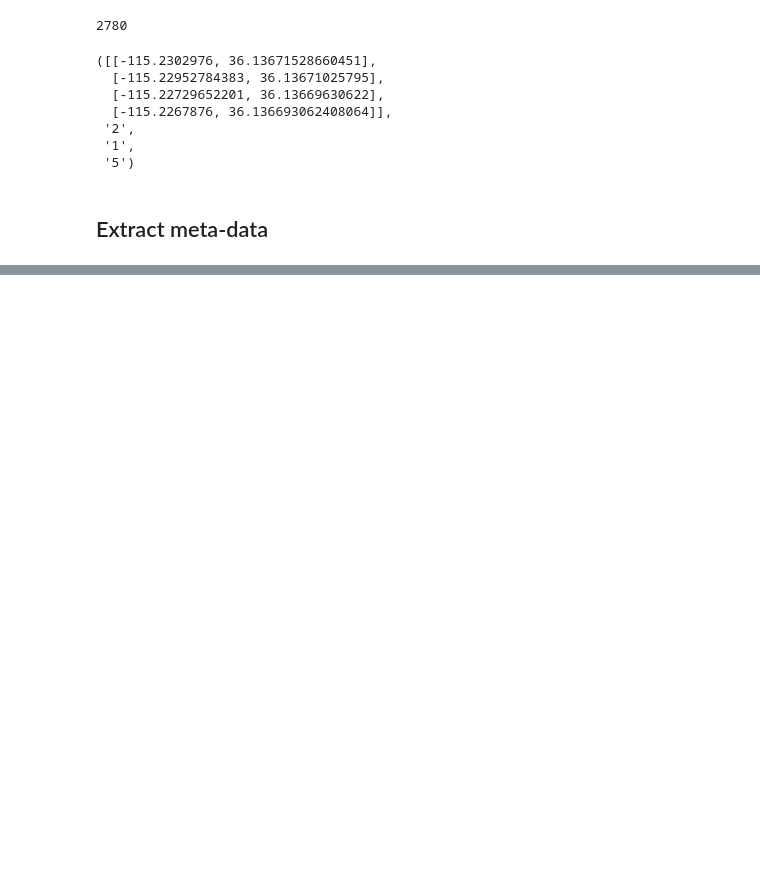
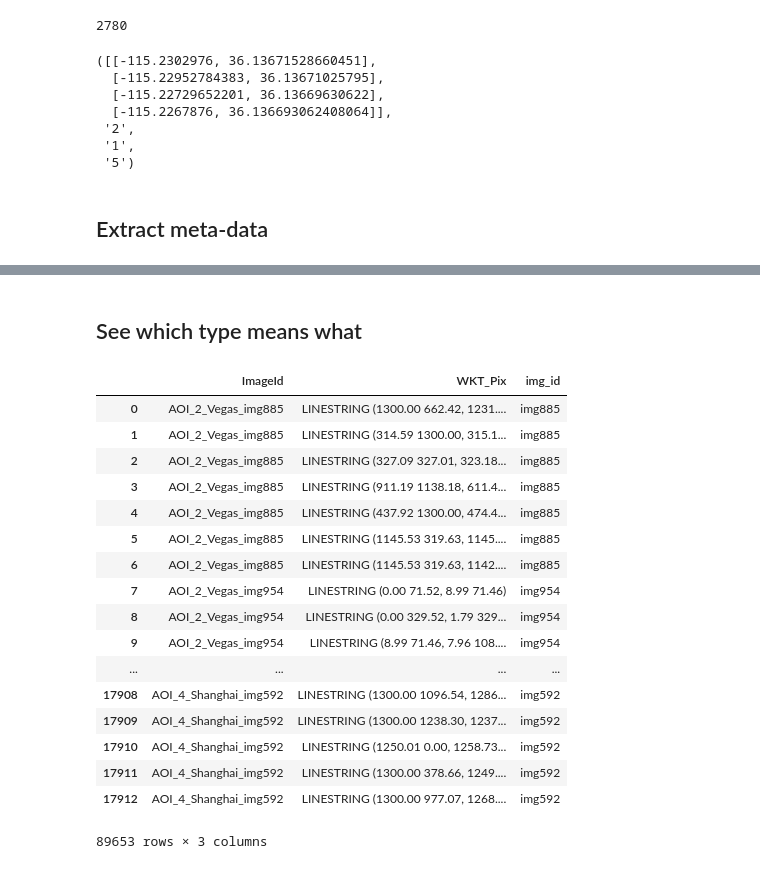
Before and after one commit to snakers4/spacenet-three, a Jupyter notebook: src/test_config.ipynb, the cells around one changed output, grey strips where cells are left out. Cells and saved outputs as stored; diff of their text form; code cells hidden in the pictures; blank space fills up the shorter version.

```diff
--- a/src/test_config.ipynb
+++ b/src/test_config.ipynb
@@ -1602,0 +1686,42 @@ for i,path in enumerate(geojson_files):
+# %% [markdown]
+## See which type means what
+# %%
+import os
+import pandas as pd
+from presets import preset_dict
+
+data_prefix = '../data'
+
+folders = ['AOI_2_Vegas_Roads_Train',
+           'AOI_5_Khartoum_Roads_Train',
+           'AOI_3_Paris_Roads_Train',
+           'AOI_4_Shanghai_Roads_Train']
+
+# load all of the linestrings together
+ls_df = pd.DataFrame()
+for folder in folders:
+    ls_path = os.path.join(data_prefix,folder,'summaryData',folder+'.csv')
+    ls_df = ls_ds.append(pd.read_csv(ls_path))
+
+ls_df['img_id'] = ls_df['ImageId'].apply(lambda x: 'img'+x.split('_img')[1] )
+# %%
+ls_df
+# %% [output]
+|  | ImageId | WKT_Pix | img_id |
+| 0 | AOI_2_Vegas_img885 | LINESTRING (1300.00 662.42, 1231.... | img885 |
+| 1 | AOI_2_Vegas_img885 | LINESTRING (314.59 1300.00, 315.1... | img885 |
+| 2 | AOI_2_Vegas_img885 | LINESTRING (327.09 327.01, 323.18... | img885 |
+| 3 | AOI_2_Vegas_img885 | LINESTRING (911.19 1138.18, 611.4... | img885 |
+| 4 | AOI_2_Vegas_img885 | LINESTRING (437.92 1300.00, 474.4... | img885 |
+| 5 | AOI_2_Vegas_img885 | LINESTRING (1145.53 319.63, 1145.... | img885 |
+| 6 | AOI_2_Vegas_img885 | LINESTRING (1145.53 319.63, 1142.... | img885 |
+| 7 | AOI_2_Vegas_img954 | LINESTRING (0.00 71.52, 8.99 71.46) | img954 |
+| 8 | AOI_2_Vegas_img954 | LINESTRING (0.00 329.52, 1.79 329... | img954 |
+| 9 | AOI_2_Vegas_img954 | LINESTRING (8.99 71.46, 7.96 108.... | img954 |
+| ... | ... | ... | ... |
+| 17908 | AOI_4_Shanghai_img592 | LINESTRING (1300.00 1096.54, 1286... | img592 |
+| 17909 | AOI_4_Shanghai_img592 | LINESTRING (1300.00 1238.30, 1237... | img592 |
+| 17910 | AOI_4_Shanghai_img592 | LINESTRING (1250.01 0.00, 1258.73... | img592 |
+| 17911 | AOI_4_Shanghai_img592 | LINESTRING (1300.00 378.66, 1249.... | img592 |
+| 17912 | AOI_4_Shanghai_img592 | LINESTRING (1300.00 977.07, 1268.... | img592 |
+89653 rows × 3 columns
```
Also changed, not shown: parts of 8 cells of this notebook, 4 other files.
